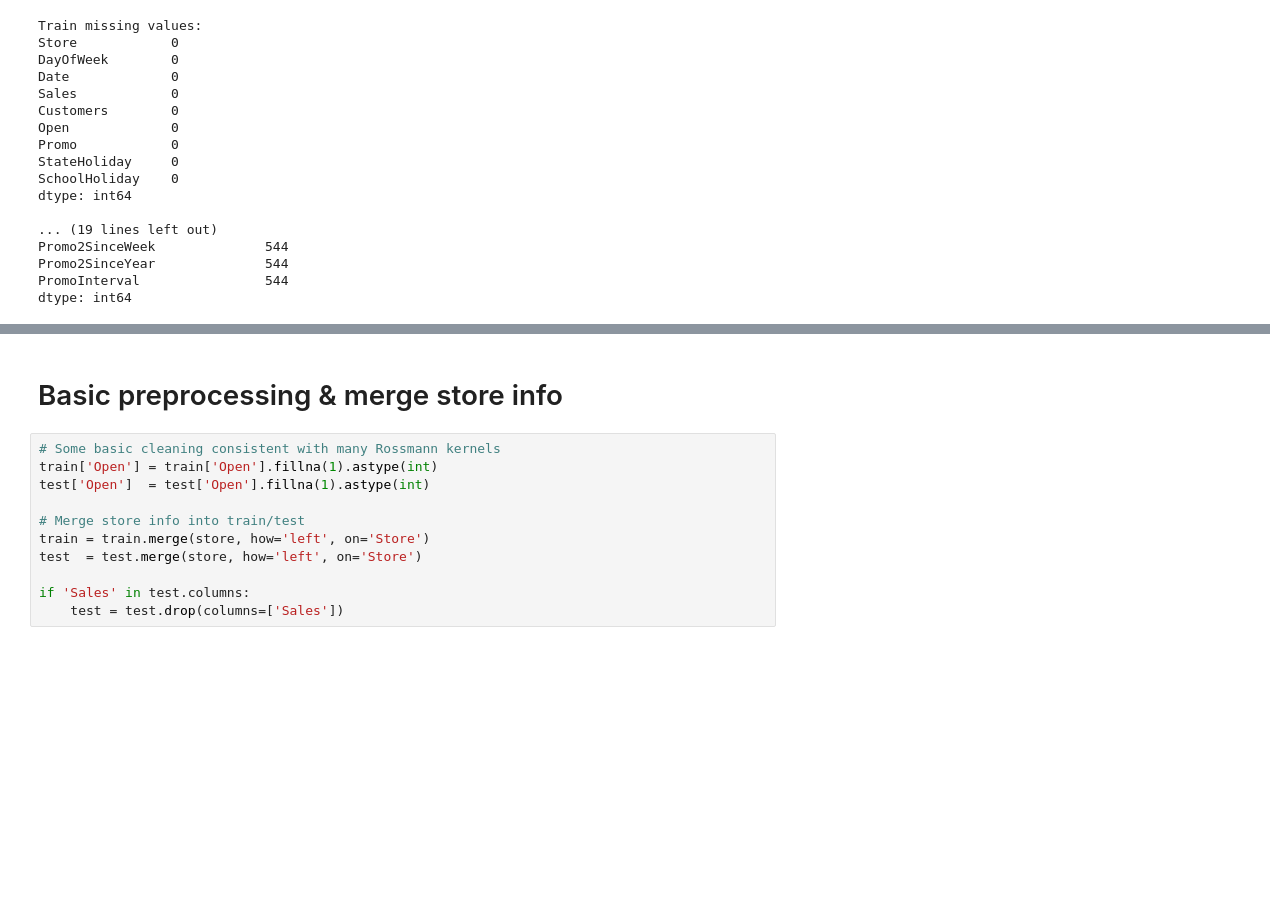
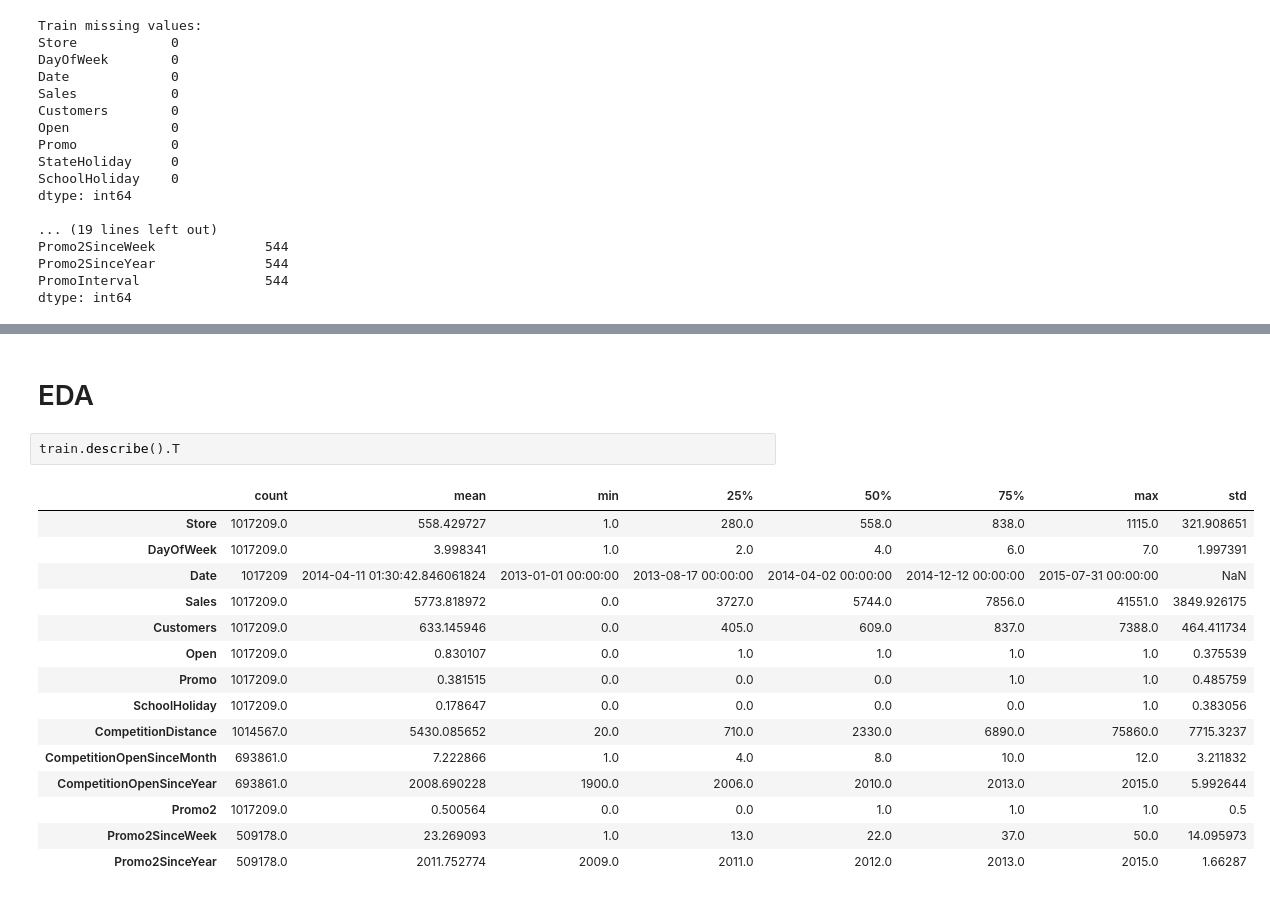
Before and after one commit to aminnademi/Predictive-Analysis, a Jupyter notebook: Predictive Analysis.ipynb, the cells around one changed output, grey strips where cells are left out. Drawn from its saved outputs; the diff is of its cells as text; blank space fills up the shorter version.

```diff
--- a/Predictive Analysis.ipynb
+++ b/Predictive Analysis.ipynb
@@ -65,13 +68,20 @@ dtype: int64
 # %% [markdown]
-# Basic preprocessing & merge store info
+# EDA
 # %%
-# Some basic cleaning consistent with many Rossmann kernels
-train['Open'] = train['Open'].fillna(1).astype(int)
-test['Open']  = test['Open'].fillna(1).astype(int)
-
-# Merge store info into train/test
-train = train.merge(store, how='left', on='Store')
-test  = test.merge(store, how='left', on='Store')
-
-if 'Sales' in test.columns:
-    test = test.drop(columns=['Sales'])
+train.describe().T
+# %% [output]
+|  | count | mean | min | 25% | 50% | 75% | max | std |
+| Store | 1017209.0 | 558.429727 | 1.0 | 280.0 | 558.0 | 838.0 | 1115.0 | 321.908651 |
+| DayOfWeek | 1017209.0 | 3.998341 | 1.0 | 2.0 | 4.0 | 6.0 | 7.0 | 1.997391 |
+| Date | 1017209 | 2014-04-11 01:30:42.846061824 | 2013-01-01 00:00:00 | 2013-08-17 00:00:00 | 2014-04-02 00:00:00 | 2014-12-12 00:00:00 | 2015-07-31 00:00:00 | NaN |
+| Sales | 1017209.0 | 5773.818972 | 0.0 | 3727.0 | 5744.0 | 7856.0 | 41551.0 | 3849.926175 |
+| Customers | 1017209.0 | 633.145946 | 0.0 | 405.0 | 609.0 | 837.0 | 7388.0 | 464.411734 |
+| Open | 1017209.0 | 0.830107 | 0.0 | 1.0 | 1.0 | 1.0 | 1.0 | 0.375539 |
+| Promo | 1017209.0 | 0.381515 | 0.0 | 0.0 | 0.0 | 1.0 | 1.0 | 0.485759 |
+| SchoolHoliday | 1017209.0 | 0.178647 | 0.0 | 0.0 | 0.0 | 0.0 | 1.0 | 0.383056 |
+| CompetitionDistance | 1014567.0 | 5430.085652 | 20.0 | 710.0 | 2330.0 | 6890.0 | 75860.0 | 7715.3237 |
+| CompetitionOpenSinceMonth | 693861.0 | 7.222866 | 1.0 | 4.0 | 8.0 | 10.0 | 12.0 | 3.211832 |
+| CompetitionOpenSinceYear | 693861.0 | 2008.690228 | 1900.0 | 2006.0 | 2010.0 | 2013.0 | 2015.0 | 5.992644 |
+| Promo2 | 1017209.0 | 0.500564 | 0.0 | 0.0 | 1.0 | 1.0 | 1.0 | 0.5 |
+| Promo2SinceWeek | 509178.0 | 23.269093 | 1.0 | 13.0 | 22.0 | 37.0 | 50.0 | 14.095973 |
+| Promo2SinceYear | 509178.0 | 2011.752774 | 2009.0 | 2011.0 | 2012.0 | 2013.0 | 2015.0 | 1.66287 |
```
Also changed, not shown: parts of 10 cells of this notebook.
